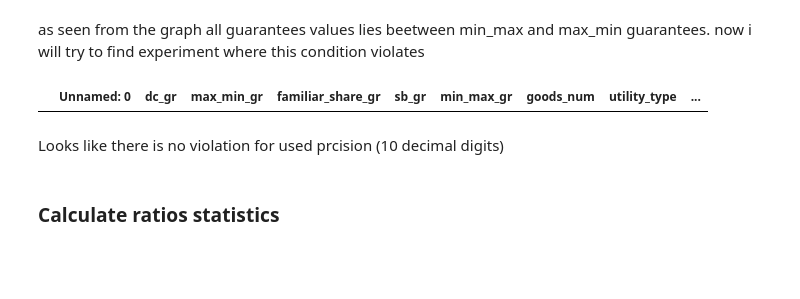
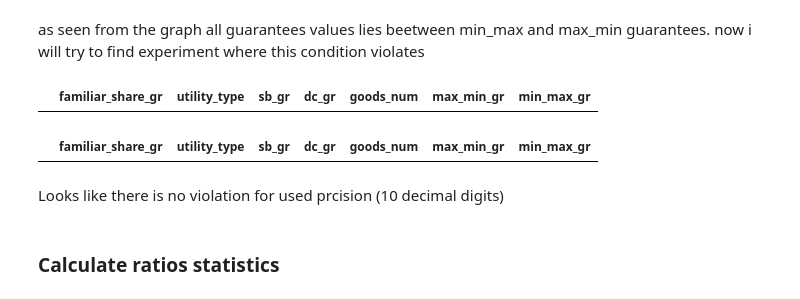
Before and after one commit to AdayevKP/fair_division_with_money, a Jupyter notebook: fair_division_with_money.ipynb, the cells around one changed output. Cells and saved outputs as stored; diff of their text form; code cells hidden in the pictures; blank space fills up the shorter version.

```diff
--- a/fair_division_with_money.ipynb
+++ b/fair_division_with_money.ipynb
@@ -62,10 +62,22 @@ for i in r_data.index.unique('utility_type'):
 # %% [markdown]
 as seen from the graph all guarantees values lies beetween min_max and max_min guarantees. </br>
 now i will try to find experiment where this condition violates
+# %%
+guarantees_columns = [
+    'dc_gr',
+    'familiar_share_gr',
+    'max_min_gr',
+    'min_max_gr',
+    'sb_gr',
+]
+
+data[data['min_max_gr'].round(PRECISION) > data[guarantees_columns].min(axis=1).round(PRECISION)]
+# %% [output]
+|  | familiar_share_gr | utility_type | sb_gr | dc_gr | goods_num | max_min_gr | min_max_gr |
 # %%
-data[data['min_max_gr'].round(PRECISION) > data[guarantees_columns].min(axis=1).round(PRECISION)]
+data[data['max_min_gr'].round(PRECISION) < data[guarantees_columns].max(axis=1).round(PRECISION)]
 # %% [output]
-|  | Unnamed: 0 | dc_gr | max_min_gr | familiar_share_gr | sb_gr | min_max_gr | goods_num | utility_type | ... |
+|  | familiar_share_gr | utility_type | sb_gr | dc_gr | goods_num | max_min_gr | min_max_gr |
 # %% [markdown]
 Looks like there is no violation for used prcision (10 decimal digits)
 # %% [markdown]
```
Also changed, not shown: parts of 8 cells of this notebook.
